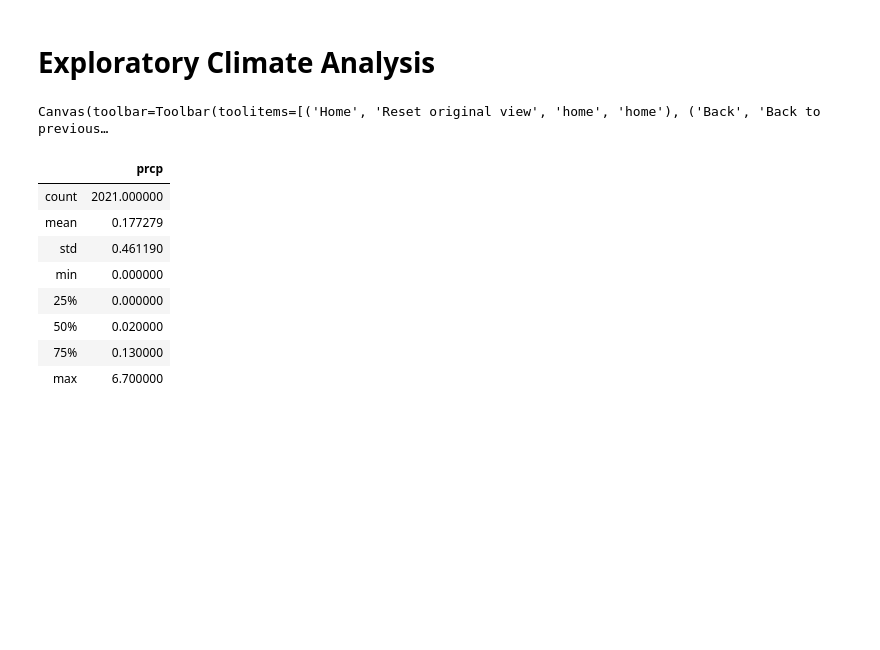
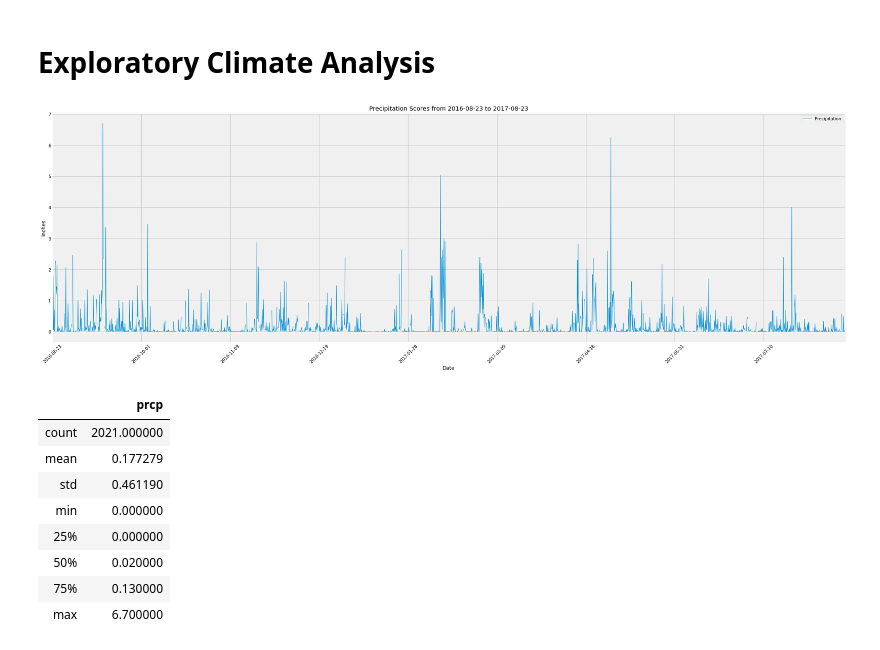
Before and after one commit to etumi/sqlalchemy-challenge, a Jupyter notebook: climate_starter.ipynb, the cells around one changed output. Drawn from its saved outputs; the diff is of its cells as text; code cells hidden in the pictures; blank space fills up the shorter version.

```diff
--- a/climate_starter.ipynb
+++ b/climate_starter.ipynb
@@ -42,33 +42,36 @@ session = Session(engine)
 # %%
 # Design a query to retrieve the last 12 months of precipitation data and plot the results
 
 # Calculate the date 1 year ago from the last data point in the database
 latest_date = session.query(Measurement.date).order_by(Measurement.date.desc()).first()[0]
 
 earliest_date =  dt.datetime.strptime(latest_date, "%Y-%m-%d") - dt.timedelta(days=365)
 
 earliest_date = earliest_date.strftime("%Y-%m-%d")
 # Perform a query to retrieve the data and precipitation scores
 last_12_months = session.query(Measurement.date, Measurement.prcp).\
                  filter(Measurement.date <= latest_date,\
                         Measurement.date >= earliest_date).all()
 
 # Save the query results as a Pandas DataFrame and set the index to the date column
 weather_df = pd.DataFrame(last_12_months)
 weather_df = weather_df.set_index('date')
 
 # Sort the dataframe by date
 weather_df = weather_df.sort_index()
 
 # Use Pandas Plotting with Matplotlib to plot the data
-figure1 = weather_df.plot(rot = 45, lw= '1', figsize=(30,10),\
-                          title = f"Precipitation Scores from {earliest_date} to {latest_date}")
-figure1.set_xlabel('Dates')
-figure1.set_ylabel('Precipitation Score')
-#figure1.set_xlim('2017-08-23')
+fig1, ax = plt.subplots()
+ax = weather_df.plot(rot = 45, lw= '1', figsize=(30,10),\
+                title = f"Precipitation Scores from {earliest_date} to {latest_date}", ax=ax)
+#figure1.label()
+ax.set_xlabel('Date')
+ax.set_ylabel('Inches')
+ax.legend(["Precipitation"])
+#ax.set_xlim(['2016-08-23','2017-08-23'])
 plt.show()
 # %% [output]
-Canvas(toolbar=Toolbar(toolitems=[('Home', 'Reset original view', 'home', 'home'), ('Back', 'Back to  previous…
+[figure, added]
 # %%
 # Use Pandas to calcualte the summary statistics for the precipitation data
 weather_df.describe()
```
Also changed, not shown: parts of 4 cells of this notebook.
